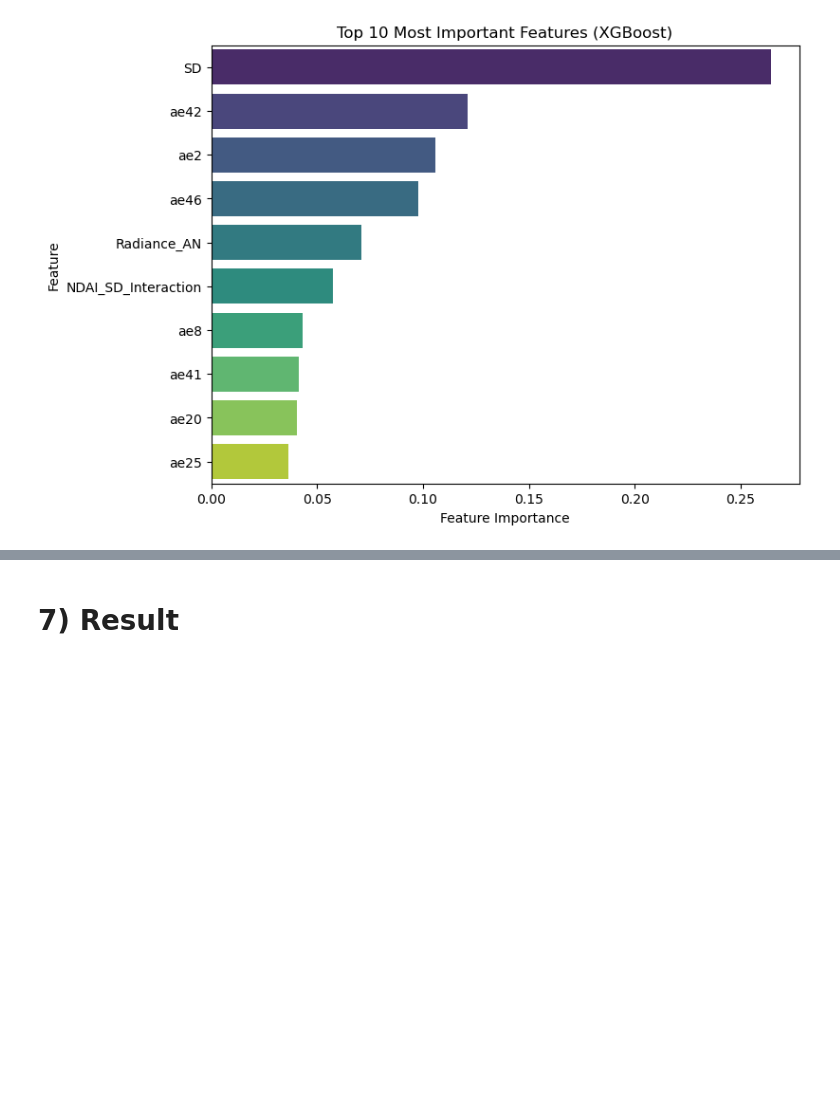
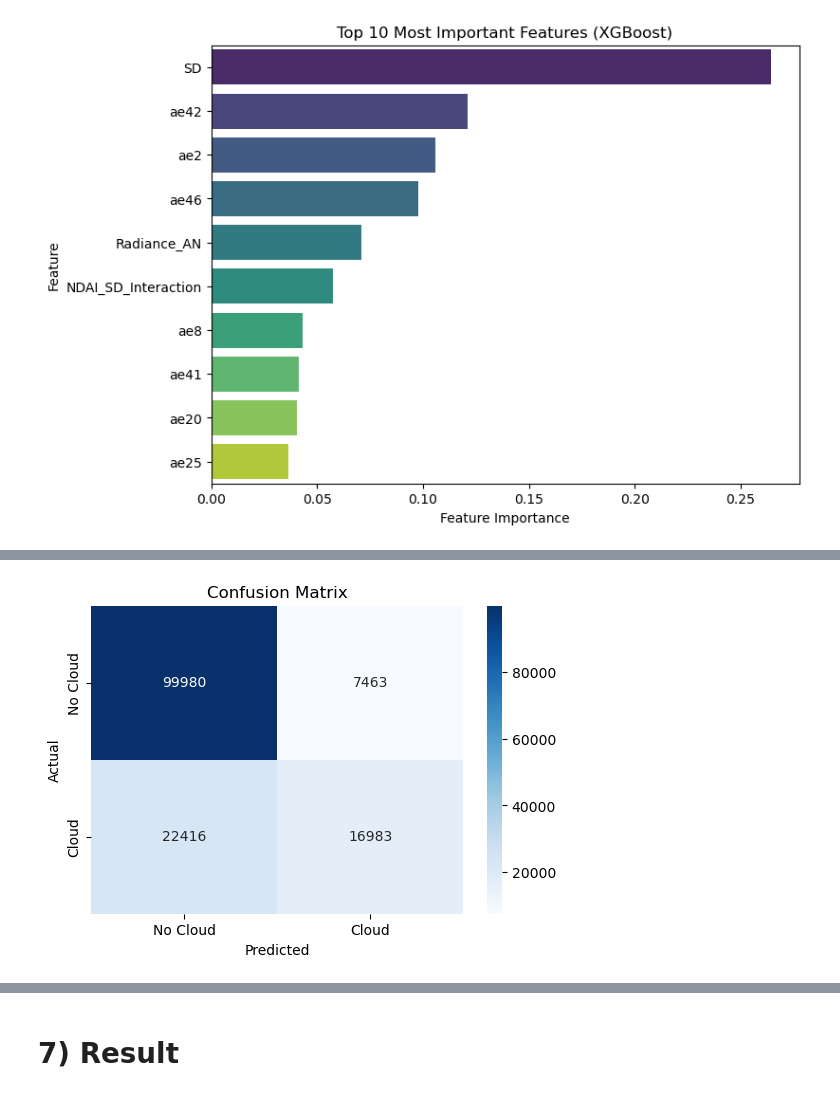
Before and after one commit to lunamk1/lab2, a Jupyter notebook: code/lab2.ipynb, the cells around one changed output, grey strips where cells are left out. Drawn from its saved outputs; the diff is of its cells as text; code cells hidden in the pictures; blank space fills up the shorter version.

```diff
--- a/code/lab2.ipynb
+++ b/code/lab2.ipynb
@@ -1518,0 +1545,18 @@ plt.show()
+# %%
+# ========== Stability Test CV Split (Using Image 1 and 3) ==========
+
+# Split df_final into three separate images using image_id
+image1 = df_final[df_final["image_id"] == "O012791_ae.csv"]
+image2 = df_final[df_final["image_id"] == "O013257_ae.csv"]  # completely left out for training
+image3 = df_final[df_final["image_id"] == "O013490_ae.csv"]
+
+# Remove rows where label is 0 (to exclude ambiguous data points)
+image1 = image1[image1["label"] != 0]
+image2 = image2[image2["label"] != 0]
+image3 = image3[image3["label"] != 0]
+
+# Define 2-fold cross-validation splits (No Halves, Just Full Images)
+cv_splits_stability = [
+    ((image1,), image3),  # Fold 1: Train on Image 1, Validate on Image 3
+    ((image3,), image1),  # Fold 2: Train on Image 3, Validate on Image 1
+]
@@ -1518,0 +1565,62 @@ plt.show()
+# %%
+import numpy as np
+import pandas as pd
+from sklearn.linear_model import LogisticRegression
+from sklearn.model_selection import GridSearchCV
+from sklearn.metrics import accuracy_score, roc_auc_score, classification_report, confusion_matrix
+import joblib
+import matplotlib.pyplot as plt
+import seaborn as sns
+
+# define hyperparameter
+param_grid = {
+    'C': [0.01, 0.1, 1, 10],  # regularization parameter
+    'solver': ['liblinear', 'lbfgs']  # solvers
+}
+
+log_reg = LogisticRegression(random_state=42, max_iter=1000)
+best_models = []
+
+# 4-fold cross validation
+for fold_idx, ((train_sets, val_set)) in enumerate(cv_splits_stability):
+    print(f"\nTraining on fold {fold_idx + 1}")
+
+    # combine training data
+    train_df = pd.concat(train_sets)
+    X_train, y_train = train_df.drop(columns=["label", "image_id", "y", "x"]), train_df["label"]
+    X_val, y_val = val_set.drop(columns=["label", "image_id", "y", "x"]), val_set["label"]
+
+    # grid search
+    grid_search = GridSearchCV(log_reg, param_grid, scoring='roc_auc', n_jobs=-1, verbose=1) # changed verbose to 1 so less text outputted
+    grid_search.fit(X_train, y_train)
+
+    best_models.append(grid_search.best_estimator_)
+    print(f"Best Params for fold {fold_idx + 1}: {grid_search.best_params_}")
+
+
+
+# select the best model from cv
+best_log_reg = max(best_models, key=lambda model: model.score(X_train, y_train))
+# testing with image2
+X_test, y_test = image2.drop(columns=["label", "image_id", "y", "x"]), image2["label"]
+y_pred = best_log_reg.predict(X_test)
+y_pred_proba = best_log_reg.predict_proba(X_test)[:, 1]
+
+accuracy = accuracy_score(y_test, y_pred)
+roc_auc = roc_auc_score(y_test, y_pred_proba)
+print("\nFinal Model Performance on Test Set:")
+print(f"Accuracy: {accuracy:.4f}")
+print(f"ROC AUC Score: {roc_auc:.4f}")
+print("\nClassification Report:\n", classification_report(y_test, y_pred))
+
+# confusion matrix analysis
+conf_matrix = confusion_matrix(y_test, y_pred)
+plt.figure(figsize=(6, 4))
+sns.heatmap(conf_matrix, annot=True, fmt='d', cmap='Blues', xticklabels=["No Cloud", "Cloud"], yticklabels=["No Cloud", "Cloud"])
+plt.xlabel("Predicted")
+plt.ylabel("Actual")
+plt.title("Confusion Matrix")
+plt.show()
+
+joblib.dump(best_log_reg, "optimized_logistic_regression_cloud_classifier.pkl")
+# %% [output]
@@ -1518,0 +1644 @@ plt.show()
+[figure, added]
```
Also changed, not shown: parts of 9 cells of this notebook.
